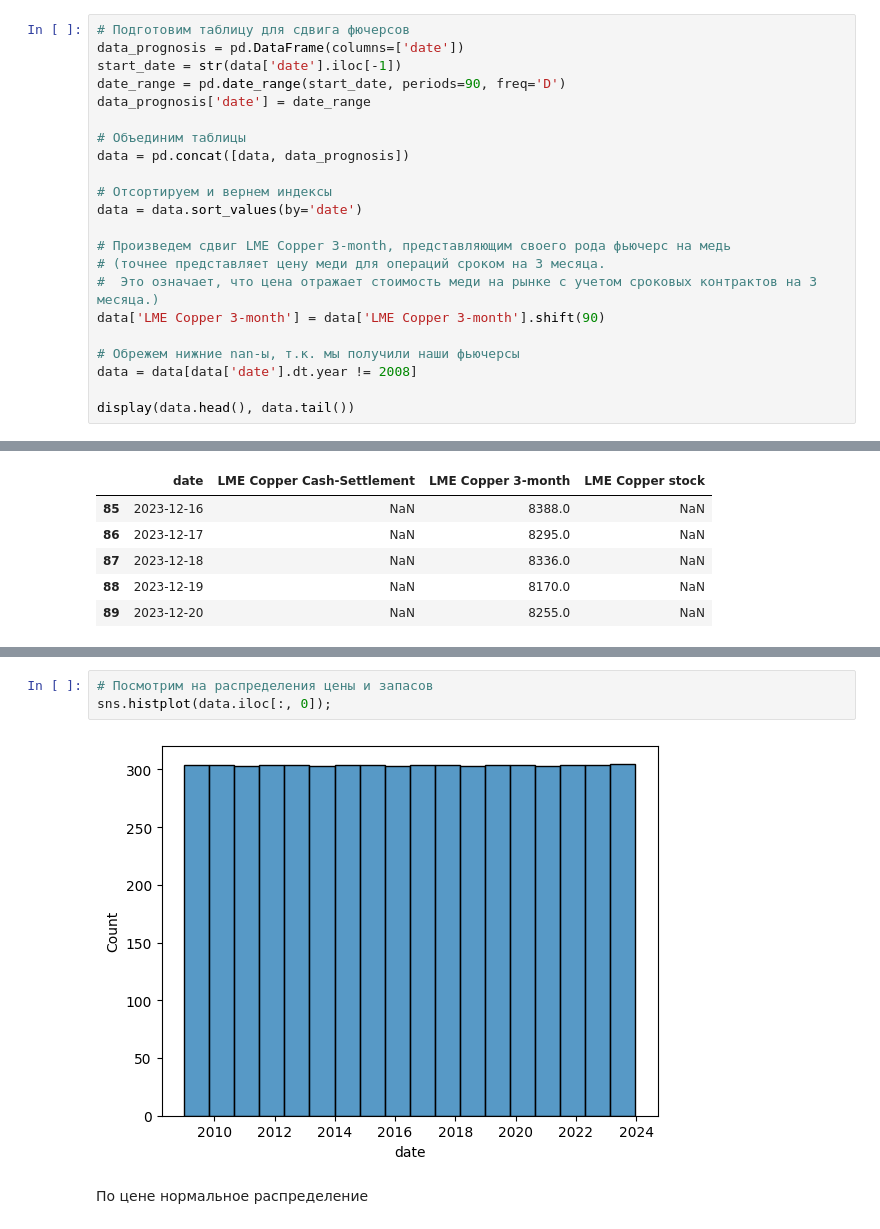
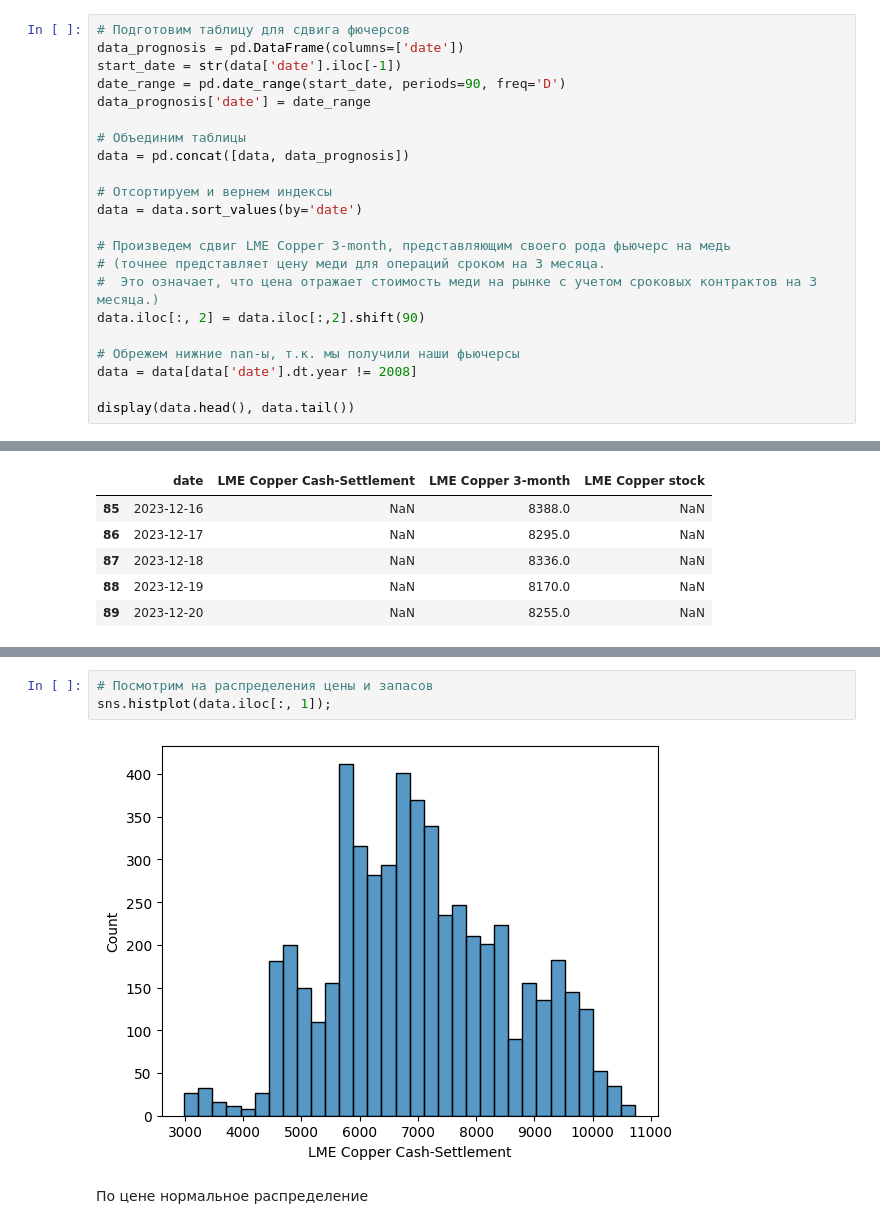
Before and after one commit to hotdonkey/data_science, a Jupyter notebook: Projecy_8/copper_prognisis.ipynb, the cells around one changed output, grey strips where cells are left out. Cells and saved outputs as stored; diff of their text form.

```diff
--- a/Projecy_8/copper_prognisis.ipynb
+++ b/Projecy_8/copper_prognisis.ipynb
@@ -317,7 +323,7 @@ data = data.sort_values(by='date')
 # Произведем сдвиг LME Copper 3-month, представляющим своего рода фьючерс на медь
 # (точнее представляет цену меди для операций сроком на 3 месяца.
 #  Это означает, что цена отражает стоимость меди на рынке с учетом сроковых контрактов на 3 месяца.)
-data['LME Copper 3-month'] = data['LME Copper 3-month'].shift(90)
+data.iloc[:, 2] = data.iloc[:,2].shift(90)
 
 # Обрежем нижние nan-ы, т.к. мы получили наши фьючерсы
 data = data[data['date'].dt.year != 2008]
@@ -352,9 +358,9 @@ print(f'Диапазон планирования равен {data_target.shape[
 [figure]
 # %%
 # Посмотрим на распределения цены и запасов
-sns.histplot(data.iloc[:, 0]);
+sns.histplot(data.iloc[:, 1]);
 # %% [output]
-[figure, old version]
+[figure, new version]
 # %% [markdown]
 По цене нормальное распределение
 # %%
```
Also changed, not shown: parts of 86 cells of this notebook, 9 other files.
